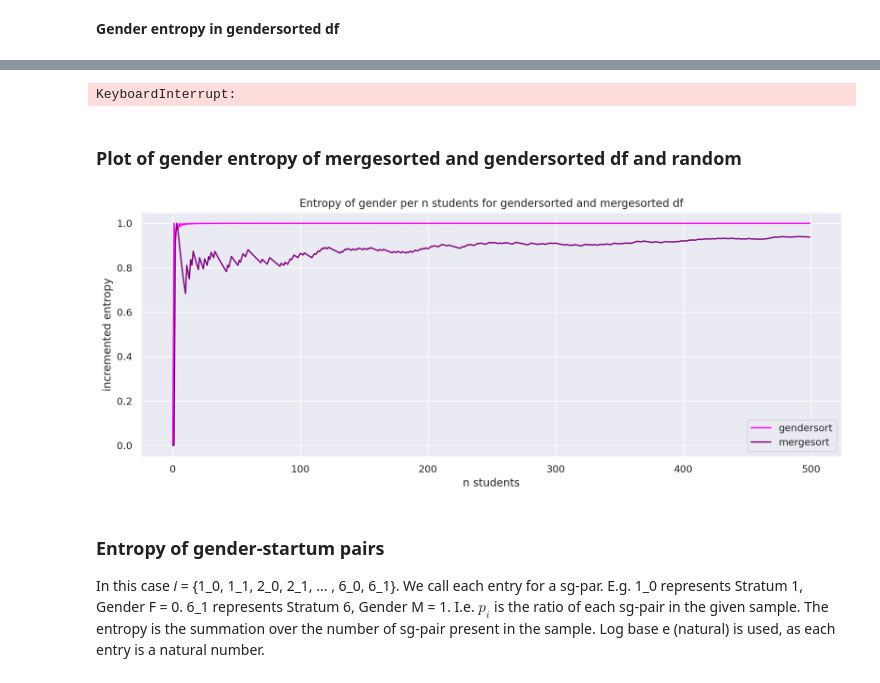
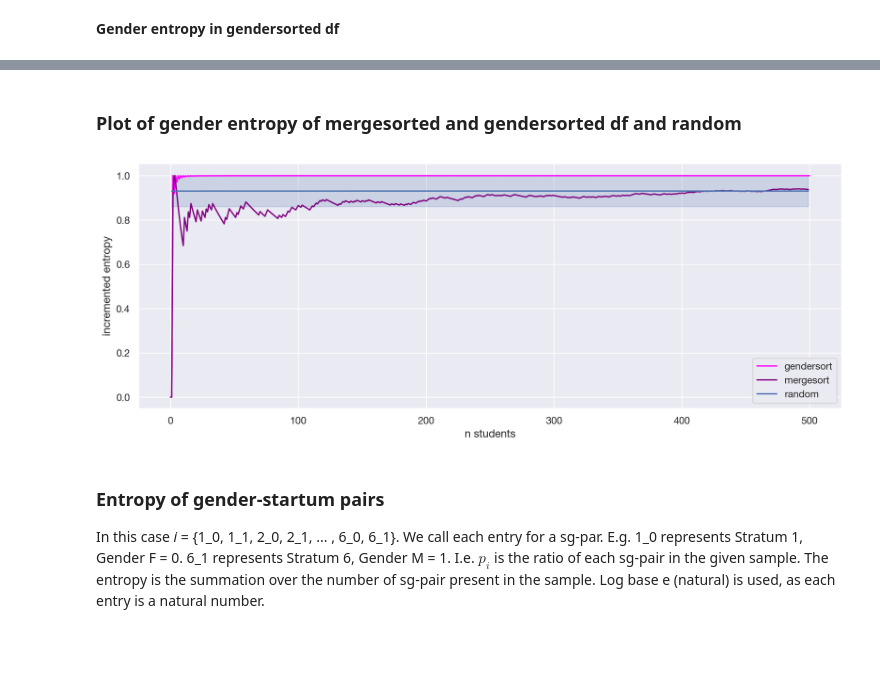
Before and after one commit to s183910/Bachelor_Gabi_Kat, a Jupyter notebook: Notebooks/Basic_dists/Baselines real.ipynb, the cells around one changed output, grey strips where cells are left out. Drawn from its saved outputs; the diff is of its cells as text; code cells hidden in the pictures; blank space fills up the shorter version.

Commit message:
more random baselines

```diff
--- a/Notebooks/Basic_dists/Baselines real.ipynb
+++ b/Notebooks/Basic_dists/Baselines real.ipynb
@@ -432,0 +398,5 @@ df_random1
+# %%
+#only take n students from index 1-500
+indexs = np.arange(0,500)
+df_random_use = df_random1.loc[df_random1['n_students'].isin(indexs)]
+df_random_use = df_random_use.reset_index()
@@ -432,0 +407,19 @@ df_random1
+# %%
+random_value_counts_GENDER = []
+i = 0
+while i < 999:
+    idx = 0
+    while idx <= df_random_use.n_students.max():
+        random_value_counts_GENDER.append(np.array([df_random_use["GENDER_bin"][:idx].value_counts(normalize=True)]))
+        idx = idx+1
+    i = i+1
+# %%
+df_random_use["value_counts_col_GENDER"] = random_value_counts_GENDER[1:]
+# %%
+#Entropy for each row
+
+random_entropy_GENDER = []
+for i in df_random_use.index:
+    random_entropy_GENDER.append(-(df_random_use["value_counts_col_GENDER"][i]*np.log2(df_random_use["value_counts_col_GENDER"][i])).sum())
+
+df_random_use["entropy_col_GENDER"] = random_entropy_GENDER
@@ -433,18 +444,8 @@ df_random1
 # %%
-#Value counts/ratio per row - random
-
-data_value_counts_GENDER = []
-for i in range(1,len(df_random1)+1):
-    data_value_counts_GENDER.append(np.array([df_random1["GENDER_bin"][:i].value_counts(normalize=True)]))
-
-df_random1["value_counts_col_GENDER"] = data_value_counts_GENDER
-
 #Entropy for each row
 
-data_entropy_GENDER = []
-for i in range(len(df_random1)):
-    data_entropy_GENDER.append(-(df_random1["value_counts_col_GENDER"][i]*np.log2(df_random1["value_counts_col_GENDER"][i])).sum())
+random_entropy_GENDER = []
+for i in df_random1.index:
+    random_entropy_GENDER.append(-(df_random1["value_counts_col_GENDER"][i]*np.log2(df_random1["value_counts_col_GENDER"][i])).sum())
 
-df_random1["entropy_col_GENDER"] = data_entropy_GENDER
+df_random1["entropy_col_GENDER"] = random_entropy_GENDER
-# %% [output]
-KeyboardInterrupt:
@@ -451,26 +456,29 @@ KeyboardInterrupt:
 # %% [markdown]
 ### Plot of gender entropy of mergesorted and gendersorted df and random
 # %%
-#ENTROPY GENDER gender_sort and merge_sort
+#ENTROPY GENDER gender_sort and merge_sort and random
+
+df_sort["n_students"] = range(len(df_sort))
+
 
 # gendersort entropy of gender
-sns.lineplot(x="n_students", y="entropy_col_GENDER", data=gender_df[:500], color="magenta").set_title("Entropy of gender per n students for gendersorted and mergesorted df")
+sns.lineplot(x="n_students", y="entropy_col_GENDER", data=gender_df[:500], color="magenta")
 
 # mergesort entropy of gender
 sns.lineplot(x="n_students", y="entropy_col_GENDER", data=df_sort[:500], color="purple")
 
 # randomsort entropy of gender
-sns.lineplot(data=df_random1[:500], x="n_students", y="entropy_col_GENDER", ci="sd")
+sns.lineplot(data=df_random_use, x="n_students", y="entropy_col_GENDER", ci="sd")
 
 
 plt.xlabel('n students')
 plt.ylabel('incremented entropy')
 
-plt.legend(["gendersort", "mergesort"], loc ="lower right")
+plt.legend(["gendersort", "mergesort", "random"], loc ="lower right")
 
 plt.show()
 # %% [output]
-[figure, old version]
+[figure, new version]
 # %% [markdown]
 ### Entropy of gender-startum pairs
 In this case *i* = {1_0, 1_1, 2_0, 2_1, ... , 6_0, 6_1}. We call each entry for a sg-par. E.g. 1_0 represents Stratum 1, Gender F = 0. 6_1 represents Stratum 6, Gender M = 1.
```
Also changed, not shown: parts of 38 cells of this notebook, 1 other file.
